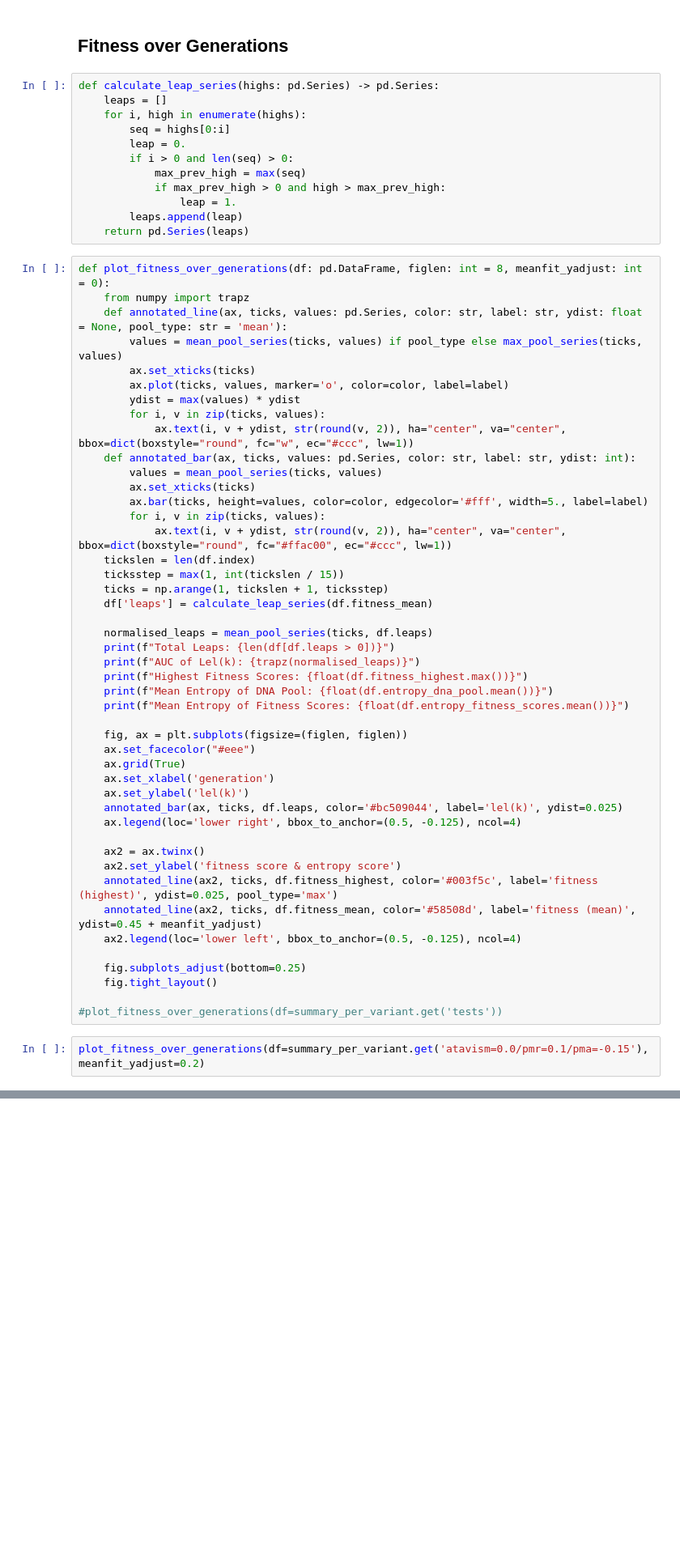
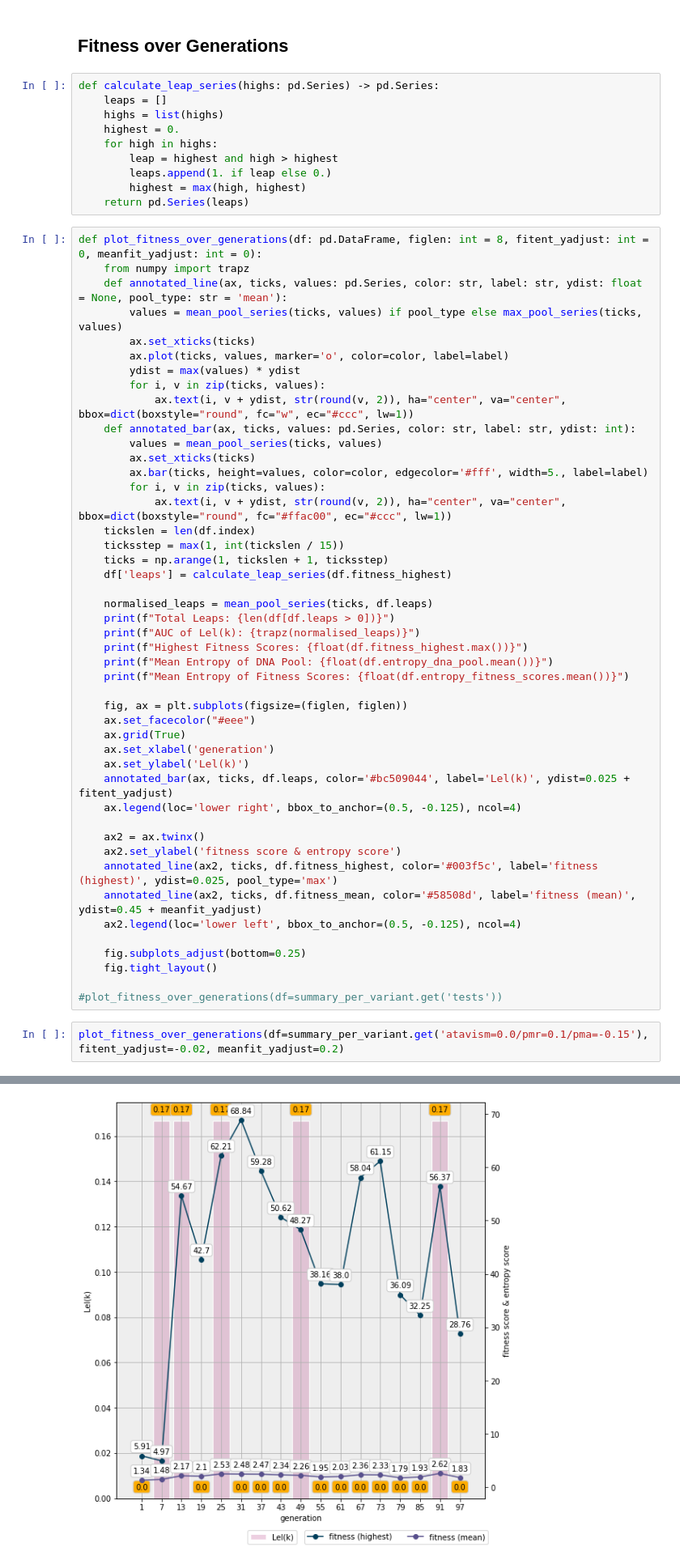
Before and after one commit to hudsonmendes/uolondon-cm3020-ai, a Jupyter notebook: midterms/evaluation/eval.ipynb, the cells around one changed output, grey strips where cells are left out. Shown at 81% size. Cells and saved outputs as stored; diff of their text form; blank space fills up the shorter version.

```diff
--- a/midterms/evaluation/eval.ipynb
+++ b/midterms/evaluation/eval.ipynb
@@ -90,17 +117,15 @@ plot_genetic_material_over_generations(df=summary_per_variant.get('atavism=0.0/p
 # %%
 def calculate_leap_series(highs: pd.Series) -> pd.Series:
     leaps = []
-    for i, high in enumerate(highs):
-        seq = highs[0:i]
-        leap = 0.
-        if i > 0 and len(seq) > 0:
-            max_prev_high = max(seq)
-            if max_prev_high > 0 and high > max_prev_high:
-                leap = 1.
-        leaps.append(leap)
+    highs = list(highs)
+    highest = 0.
+    for high in highs:
+        leap = highest and high > highest
+        leaps.append(1. if leap else 0.)
+        highest = max(high, highest)
     return pd.Series(leaps)
 # %%
-def plot_fitness_over_generations(df: pd.DataFrame, figlen: int = 8, meanfit_yadjust: int = 0):
+def plot_fitness_over_generations(df: pd.DataFrame, figlen: int = 8, fitent_yadjust: int = 0, meanfit_yadjust: int = 0):
     from numpy import trapz
     def annotated_line(ax, ticks, values: pd.Series, color: str, label: str, ydist: float = None, pool_type: str = 'mean'):
         values = mean_pool_series(ticks, values) if pool_type else max_pool_series(ticks, values)
@@ -118,7 +143,7 @@ def plot_fitness_over_generations(df: pd.DataFrame, figlen: int = 8, meanfit_yad
     tickslen = len(df.index)
     ticksstep = max(1, int(tickslen / 15))
     ticks = np.arange(1, tickslen + 1, ticksstep)
-    df['leaps'] = calculate_leap_series(df.fitness_mean)
+    df['leaps'] = calculate_leap_series(df.fitness_highest)
 
     normalised_leaps = mean_pool_series(ticks, df.leaps)
     print(f"Total Leaps: {len(df[df.leaps > 0])}")
@@ -131,8 +156,8 @@ def plot_fitness_over_generations(df: pd.DataFrame, figlen: int = 8, meanfit_yad
     ax.set_facecolor("#eee")
     ax.grid(True)
     ax.set_xlabel('generation')
-    ax.set_ylabel('lel(k)')
-    annotated_bar(ax, ticks, df.leaps, color='#bc509044', label='lel(k)', ydist=0.025)
+    ax.set_ylabel('Lel(k)')
+    annotated_bar(ax, ticks, df.leaps, color='#bc509044', label='Lel(k)', ydist=0.025 + fitent_yadjust)
     ax.legend(loc='lower right', bbox_to_anchor=(0.5, -0.125), ncol=4)
 
     ax2 = ax.twinx()
@@ -146,4 +171,5 @@ def plot_fitness_over_generations(df: pd.DataFrame, figlen: int = 8, meanfit_yad
 
 #plot_fitness_over_generations(df=summary_per_variant.get('tests'))
 # %%
-plot_fitness_over_generations(df=summary_per_variant.get('atavism=0.0/pmr=0.1/pma=-0.15'), meanfit_yadjust=0.2)
+plot_fitness_over_generations(df=summary_per_variant.get('atavism=0.0/pmr=0.1/pma=-0.15'), fitent_yadjust=-0.02, meanfit_yadjust=0.2)
+# %% [output]
@@ -150 +181,2 @@ plot_fitness_over_generations(df=summary_per_variant.get('atavism=0.0/pmr=0.1/pm
+[figure, added]
 # %%
```
Also changed, not shown: parts of 27 cells of this notebook, 4 other files.
